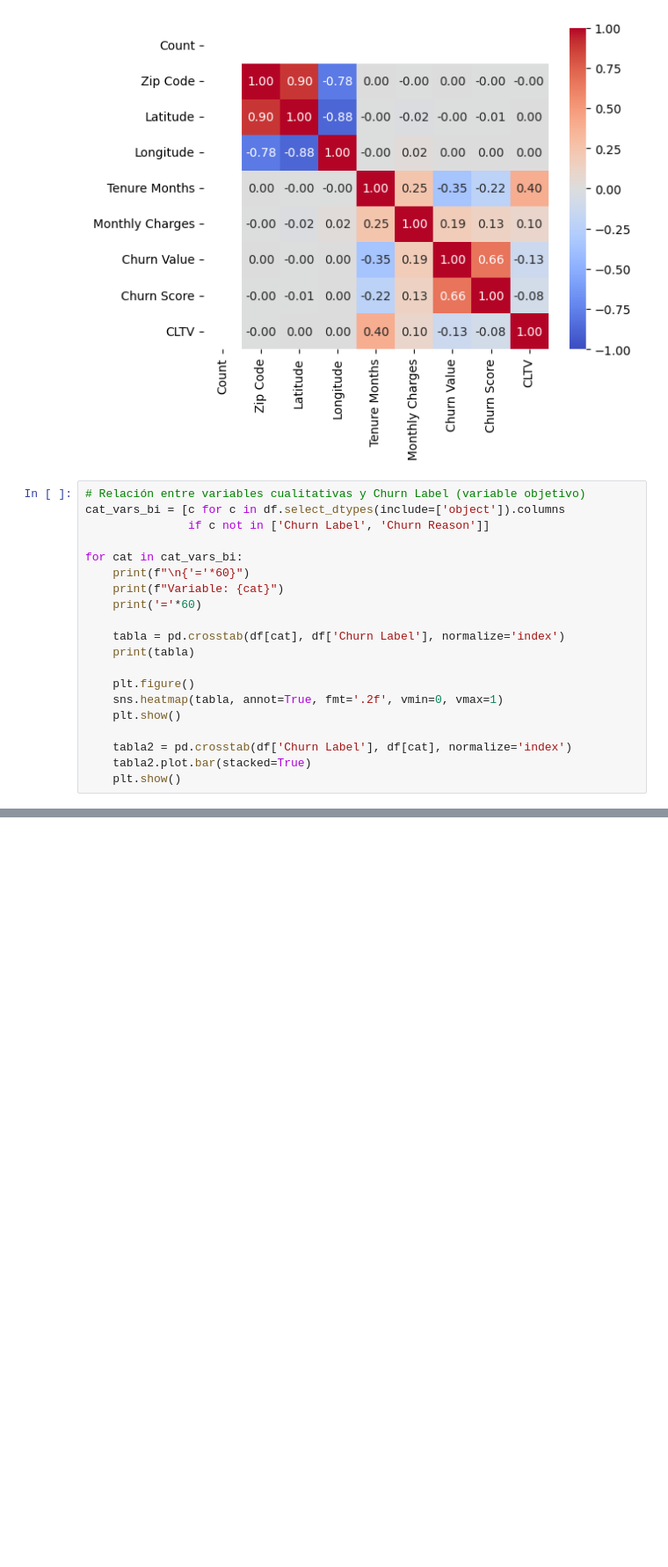
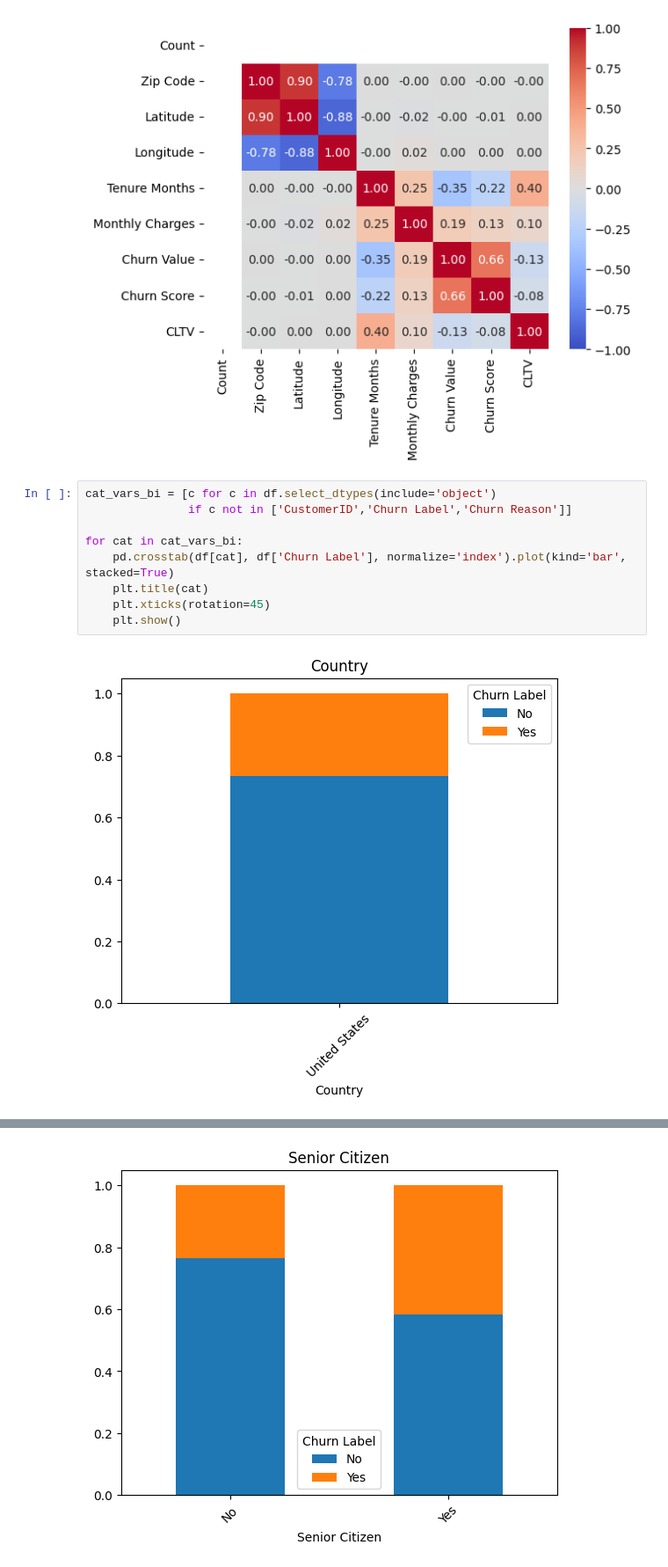
Before and after one commit to SantiagoVieira/ap-2026-1-62, a Jupyter notebook: notebooks/Taller_EDA.ipynb, the cells around one changed output, grey strips where cells are left out. Shown at 88% size. Saved outputs shown, nothing was run; the diff lists cells and outputs as text; blank space fills up the shorter version.

```diff
--- a/notebooks/Taller_EDA.ipynb
+++ b/notebooks/Taller_EDA.ipynb
@@ -324,22 +299,13 @@ sns.heatmap(corr, annot=True, fmt='.2f', cmap='coolwarm', vmin=-1, vmax=1)
 <Axes: >
 [figure]
 # %%
-# Relación entre variables cualitativas y Churn Label (variable objetivo)
-cat_vars_bi = [c for c in df.select_dtypes(include=['object']).columns
-               if c not in ['Churn Label', 'Churn Reason']]
+cat_vars_bi = [c for c in df.select_dtypes(include='object')
+               if c not in ['CustomerID','Churn Label','Churn Reason']]
 
 for cat in cat_vars_bi:
-    print(f"\n{'='*60}")
-    print(f"Variable: {cat}")
-    print('='*60)
-
-    tabla = pd.crosstab(df[cat], df['Churn Label'], normalize='index')
-    print(tabla)
-
-    plt.figure()
-    sns.heatmap(tabla, annot=True, fmt='.2f', vmin=0, vmax=1)
+    pd.crosstab(df[cat], df['Churn Label'], normalize='index').plot(kind='bar', stacked=True)
+    plt.title(cat)
+    plt.xticks(rotation=45)
     plt.show()
-
-    tabla2 = pd.crosstab(df['Churn Label'], df[cat], normalize='index')
-    tabla2.plot.bar(stacked=True)
-    plt.show()
+# %% [output]
+[figure, added]
@@ -345,0 +316 @@ for cat in cat_vars_bi:
+[figure, added]
```
Also changed, not shown: parts of 3 cells of this notebook, 1 other file.
